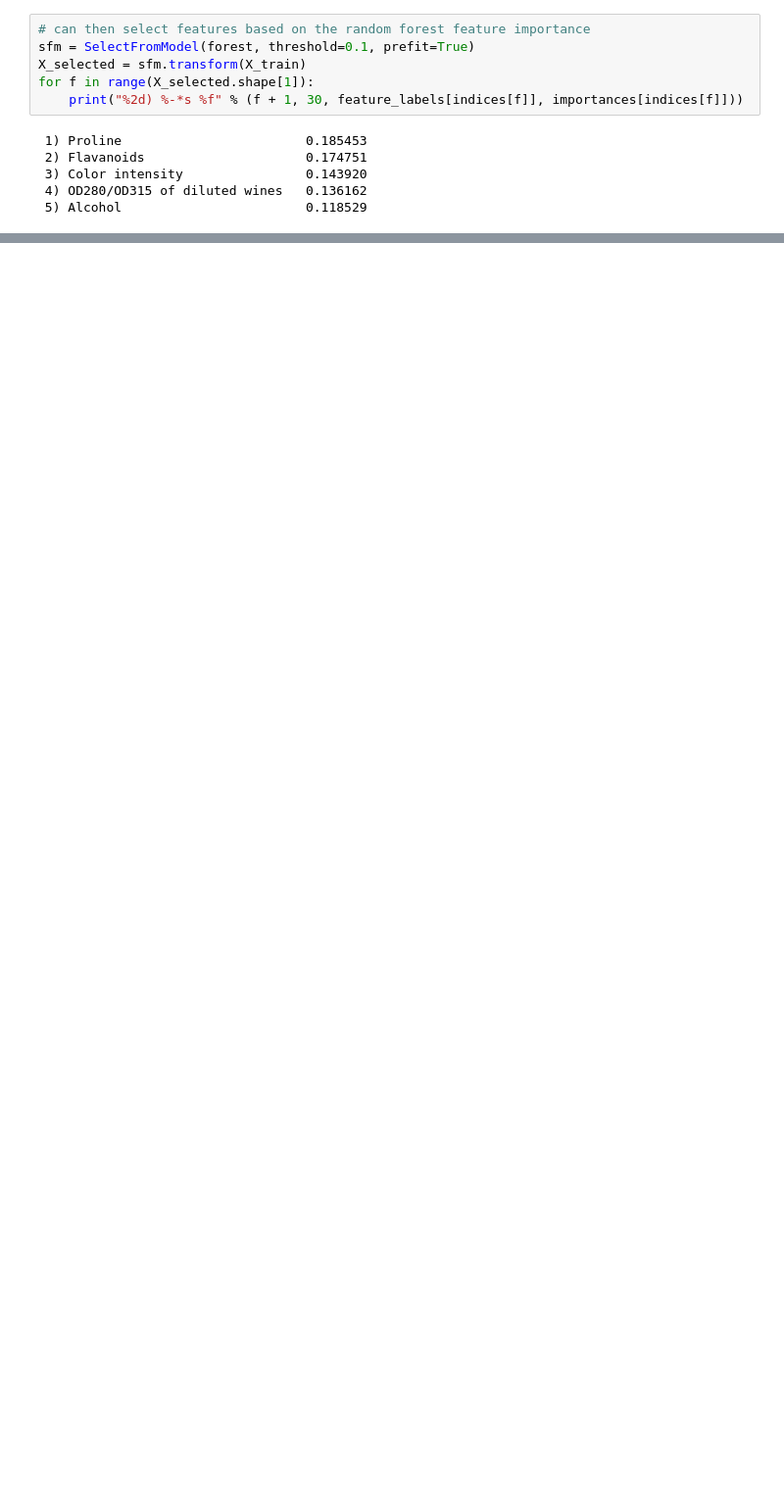
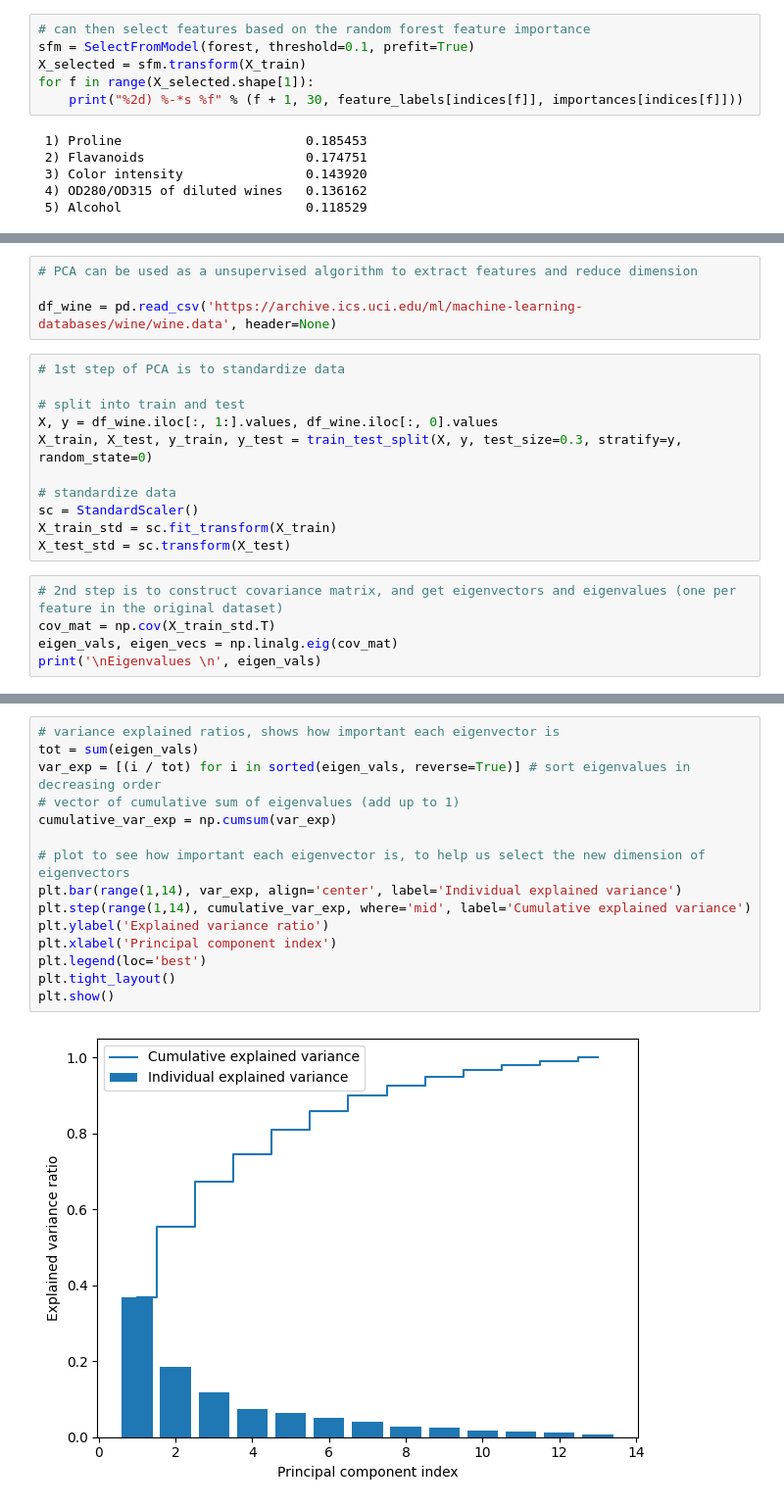
Before and after one commit to kevinswf/PyTorchSklearn, a Jupyter notebook: DataPreprocessing.ipynb, the cells around one changed output, grey strips where cells are left out. Shown at 98% size. Saved outputs shown, nothing was run; the diff lists cells and outputs as text; blank space fills up the shorter version.

Commit message:
dimensionality reduction (feature extraction) using PCA, LDA, t-SNE

```diff
--- a/DataPreprocessing.ipynb
+++ b/DataPreprocessing.ipynb
@@ -256,0 +266,20 @@ for f in range(X_selected.shape[1]):
+# %%
+# PCA can be used as a unsupervised algorithm to extract features and reduce dimension
+
+df_wine = pd.read_csv('https://archive.ics.uci.edu/ml/machine-learning-databases/wine/wine.data', header=None)
+# %%
+# 1st step of PCA is to standardize data
+
+# split into train and test
+X, y = df_wine.iloc[:, 1:].values, df_wine.iloc[:, 0].values
+X_train, X_test, y_train, y_test = train_test_split(X, y, test_size=0.3, stratify=y, random_state=0)
+
+# standardize data
+sc = StandardScaler()
+X_train_std = sc.fit_transform(X_train)
+X_test_std = sc.transform(X_test)
+# %%
+# 2nd step is to construct covariance matrix, and get eigenvectors and eigenvalues (one per feature in the original dataset)
+cov_mat = np.cov(X_train_std.T)
+eigen_vals, eigen_vecs = np.linalg.eig(cov_mat)
+print('\nEigenvalues \n', eigen_vals)
@@ -256,0 +291,17 @@ for f in range(X_selected.shape[1]):
+# %%
+# variance explained ratios, shows how important each eigenvector is
+tot = sum(eigen_vals)
+var_exp = [(i / tot) for i in sorted(eigen_vals, reverse=True)] # sort eigenvalues in decreasing order
+# vector of cumulative sum of eigenvalues (add up to 1)
+cumulative_var_exp = np.cumsum(var_exp)
+
+# plot to see how important each eigenvector is, to help us select the new dimension of eigenvectors
+plt.bar(range(1,14), var_exp, align='center', label='Individual explained variance')
+plt.step(range(1,14), cumulative_var_exp, where='mid', label='Cumulative explained variance')
+plt.ylabel('Explained variance ratio')
+plt.xlabel('Principal component index')
+plt.legend(loc='best')
+plt.tight_layout()
+plt.show()
+# %% [output]
+[figure, added]
```
Also changed, not shown: parts of 18 cells of this notebook.
